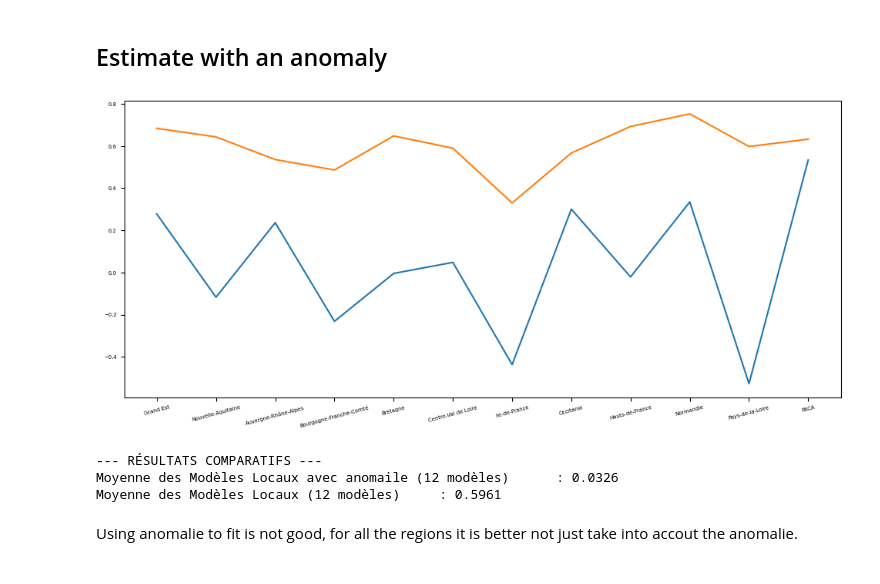
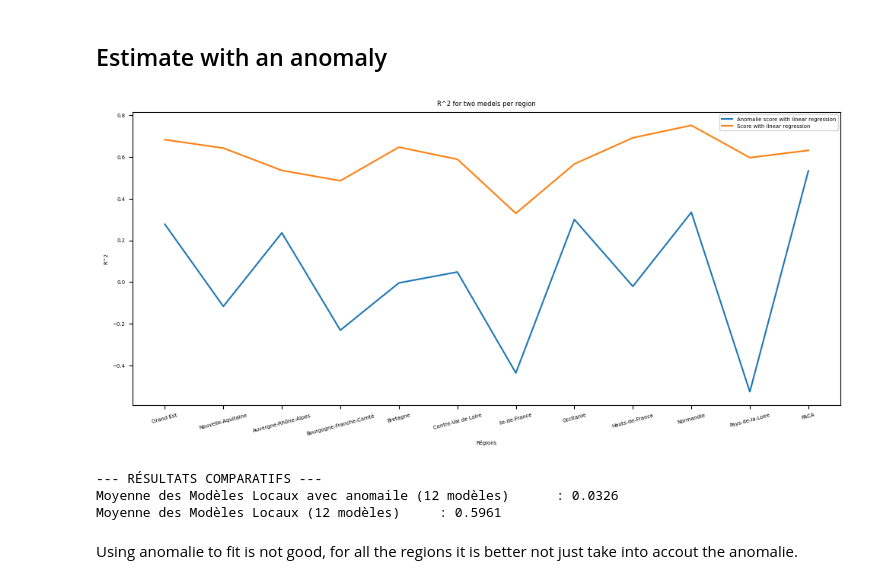
Before and after one commit to Amaury-lbn/Machine_learning_for_cliamte, a Jupyter notebook: project_vre.ipynb, the cells around one changed output. Saved outputs shown, nothing was run; the diff lists cells and outputs as text; code cells hidden in the pictures.

```diff
--- a/project_vre.ipynb
+++ b/project_vre.ipynb
@@ -708,36 +708,40 @@ for region_name in region_names :
     else:
         df_region["capacityfactor_wind_onshore"] = df_energy_wind[region_name].loc['2014-01-01':'2019-12-31']
 
     df_region_mean = df_region.groupby(df_region.index.month).transform("mean")
     df_region_anomaly = df_region - df_region_mean
 
     X_train = df_region_anomaly[['zonal_wind','upper_zonal_wind','meridional_wind','upper_meridional_wind','height_500']].values
     y_train = df_region_anomaly['capacityfactor_wind_onshore'].values
 
     scaler = StandardScaler()
     X_scaled = scaler.fit_transform(X_train)
 
     # Régression
     reg = LinearRegression()
     reg.fit(X_scaled, y_train)
 
     cv_scores = cross_val_score(reg, X_scaled, y_train, cv=6, scoring='r2')
     mean_score = cv_scores.mean()
     r2_region.append(mean_score)
 
 
 plt.figure(figsize=(12,5))
 plt.rcParams['font.size'] = 5
-plt.plot(region_names,r2_region)
-plt.plot(region_names,local_scores)
+plt.plot(region_names,r2_region,label = "Anomalie score with linear regression")
+plt.plot(region_names,local_scores,label = "Score with linear regression")
+plt.xlabel("Régions")
+plt.ylabel("R^2")
+plt.legend()
+plt.title("R^2 for two medels per region")
 plt.xticks(rotation=15) # Pencher le texte pour qu'il soit lisible
 plt.show()
 
 print(f"--- RÉSULTATS COMPARATIFS ---")
 print(f"Moyenne des Modèles Locaux avec anomaile (12 modèles)      : {np.mean(r2_region):.4f}")
 print(f"Moyenne des Modèles Locaux (12 modèles)     : {mean_local_score:.4f}")
 # %% [output]
-[figure, old version]
+[figure, new version]
 --- RÉSULTATS COMPARATIFS ---
 Moyenne des Modèles Locaux avec anomaile (12 modèles)      : 0.0326
 Moyenne des Modèles Locaux (12 modèles)     : 0.5961
```
Also changed, not shown: parts of 1 cell of this notebook.
